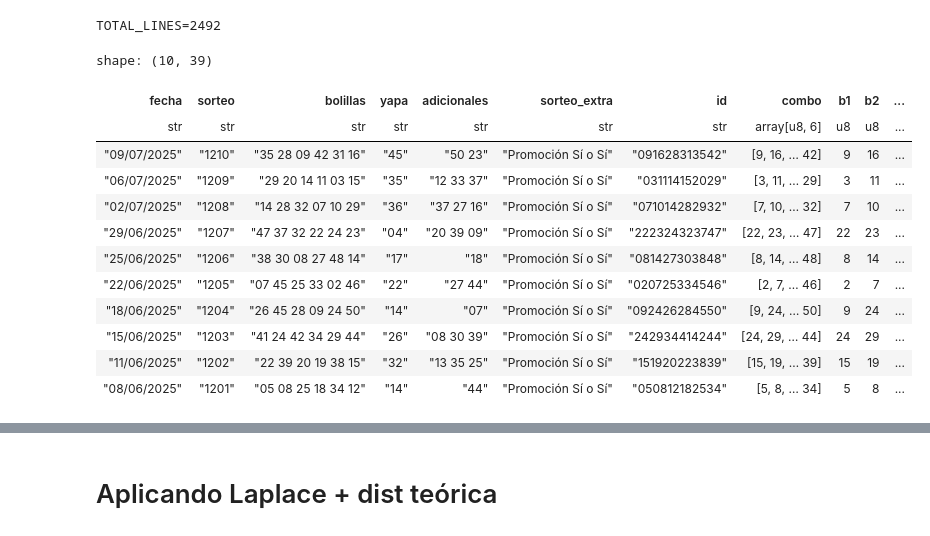
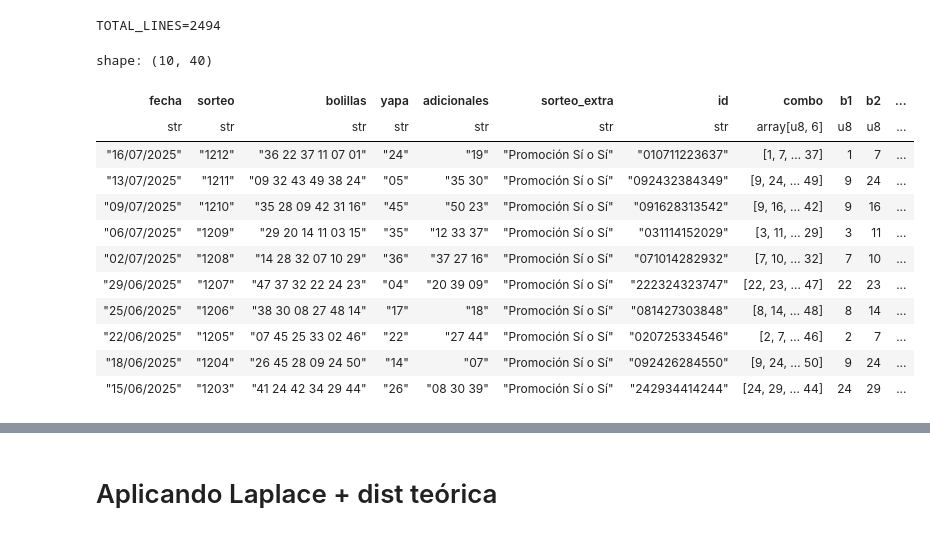
Before and after one commit to coins5/tinkapp.v4, a Jupyter notebook: explore_bolillas_v4_TNK.ipynb, the cells around one changed output, grey strips where cells are left out. Saved outputs shown, nothing was run; the diff lists cells and outputs as text; code cells hidden in the pictures.

```diff
--- a/explore_bolillas_v4_TNK.ipynb
+++ b/explore_bolillas_v4_TNK.ipynb
@@ -81,6 +81,7 @@ for row in rows:
   cols.append(jumps[3])
   cols.append(jumps[4])
   cols.append(sum(jumps))
+  cols.append(sum([1 for j in jumps if j > 9]))
 
   lst.append(cols)
 
@@ -104,40 +105,43 @@ dfRows = pl.DataFrame(
     'is_rare_combination', 'reason',
     "jumps_map", "unijump",
     "primes_count", "evens_count", "odds_count",
-    "j1", "j2", "j3", "j4", "j5", "jsum"
+    "j1", "j2", "j3", "j4", "j5", "jsum", "joor"
   ],
   schema_overrides={
     'combo': pl.Array(pl.UInt8, 6),
     'b1': pl.UInt8,
     'b2': pl.UInt8,
     'b3': pl.UInt8,
     'b4': pl.UInt8,
     'b5': pl.UInt8,
     'b6': pl.UInt8,
     'reason': pl.UInt8,
 
     'primes_count': pl.String,
     'evens_count': pl.String,
     'odds_count': pl.String,
     "j1": pl.String,
     "j2": pl.String,
     "j3": pl.String,
     "j4": pl.String,
     "j5": pl.String,
-    "jsum": pl.String
+    "jsum": pl.String,
+    "joor": pl.String
   },
   orient='row'
 )
 
 TOTAL_LINES = len(dfRows)
 print(f'{TOTAL_LINES=}')
 display(dfRows.head(10))
 dfRows.write_parquet('dfrows_tnk.parquet')
 # %% [output]
-TOTAL_LINES=2492
+TOTAL_LINES=2494
-shape: (10, 39)
+shape: (10, 40)
 | fecha | sorteo | bolillas | yapa | adicionales | sorteo_extra | id | combo | b1 | b2 | ... |
 | str | str | str | str | str | str | str | array[u8, 6] | u8 | u8 | ... |
+| "16/07/2025" | "1212" | "36 22 37 11 07 01" | "24" | "19" | "Promoción Sí o Sí" | "010711223637" | [1, 7, … 37] | 1 | 7 | ... |
+| "13/07/2025" | "1211" | "09 32 43 49 38 24" | "05" | "35 30" | "Promoción Sí o Sí" | "092432384349" | [9, 24, … 49] | 9 | 24 | ... |
 | "09/07/2025" | "1210" | "35 28 09 42 31 16" | "45" | "50 23" | "Promoción Sí o Sí" | "091628313542" | [9, 16, … 42] | 9 | 16 | ... |
 | "06/07/2025" | "1209" | "29 20 14 11 03 15" | "35" | "12 33 37" | "Promoción Sí o Sí" | "031114152029" | [3, 11, … 29] | 3 | 11 | ... |
 | "02/07/2025" | "1208" | "14 28 32 07 10 29" | "36" | "37 27 16" | "Promoción Sí o Sí" | "071014282932" | [7, 10, … 32] | 7 | 10 | ... |
@@ -146,8 +150,6 @@ shape: (10, 39)
 | "22/06/2025" | "1205" | "07 45 25 33 02 46" | "22" | "27 44" | "Promoción Sí o Sí" | "020725334546" | [2, 7, … 46] | 2 | 7 | ... |
 | "18/06/2025" | "1204" | "26 45 28 09 24 50" | "14" | "07" | "Promoción Sí o Sí" | "092426284550" | [9, 24, … 50] | 9 | 24 | ... |
 | "15/06/2025" | "1203" | "41 24 42 34 29 44" | "26" | "08 30 39" | "Promoción Sí o Sí" | "242934414244" | [24, 29, … 44] | 24 | 29 | ... |
-| "11/06/2025" | "1202" | "22 39 20 19 38 15" | "32" | "13 35 25" | "Promoción Sí o Sí" | "151920223839" | [15, 19, … 39] | 15 | 19 | ... |
-| "08/06/2025" | "1201" | "05 08 25 18 34 12" | "14" | "44" | "Promoción Sí o Sí" | "050812182534" | [5, 8, … 34] | 5 | 8 | ... |
 # %%
 
 def count_column (col_name: str) -> None:
```
Also changed, not shown: parts of 17 cells of this notebook, 3 other files.
